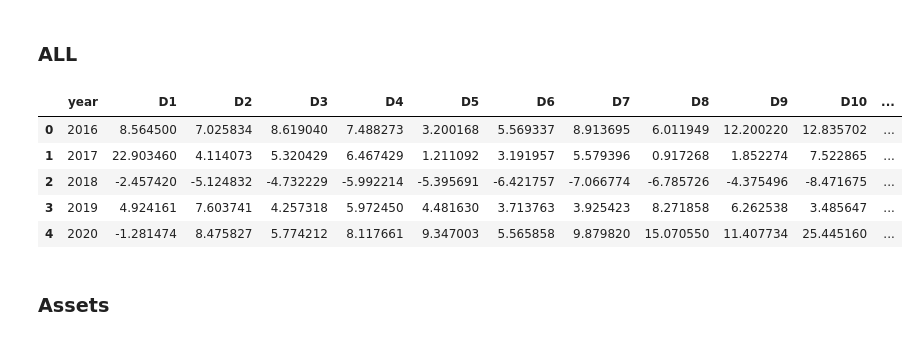
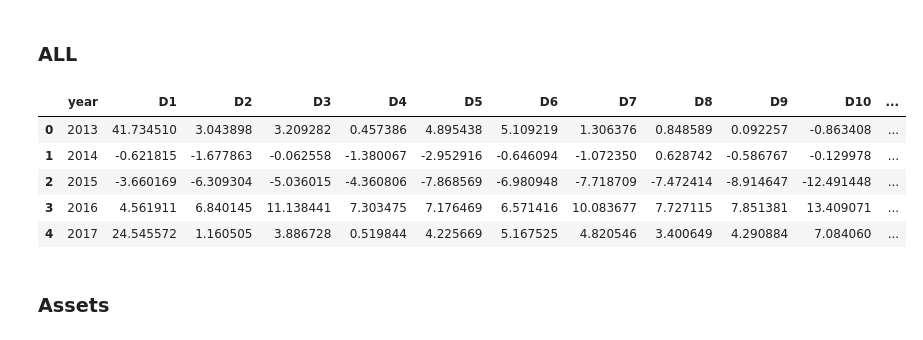
Before and after one commit to DominicPrenovost/AutoML-Practice, a Jupyter notebook: Target Net Income.ipynb, the cells around one changed output. Cells and saved outputs as stored; diff of their text form; code cells hidden in the pictures.

```diff
--- a/Target Net Income.ipynb
+++ b/Target Net Income.ipynb
@@ -846,22 +795,22 @@ def compute_decile_returns(
 # %%
 df_deciles_all = compute_decile_returns(
     predictions_df=predictions_df_all,
     df_canada=df_canada,
     proba_col='prob_up',
     return_col='return_1q',
     aggregator='mean',
     decile_weights=[-0.25, -0.25, -0.25, -0.25, 0, 0, 0.25, 0.25, 0.25, 0.25],
-    #csv_path='DF15Y_NetInc_decile_returns_all.csv'
+    csv_path='DFOriginal_NetInc_decile_returns_all.csv'
 )
 
 df_deciles_all.head()
 # %% [output]
 |  | year | D1 | D2 | D3 | D4 | D5 | D6 | D7 | D8 | D9 | D10 | ... |
-| 0 | 2016 | 8.564500 | 7.025834 | 8.619040 | 7.488273 | 3.200168 | 5.569337 | 8.913695 | 6.011949 | 12.200220 | 12.835702 | ... |
-| 1 | 2017 | 22.903460 | 4.114073 | 5.320429 | 6.467429 | 1.211092 | 3.191957 | 5.579396 | 0.917268 | 1.852274 | 7.522865 | ... |
-| 2 | 2018 | -2.457420 | -5.124832 | -4.732229 | -5.992214 | -5.395691 | -6.421757 | -7.066774 | -6.785726 | -4.375496 | -8.471675 | ... |
-| 3 | 2019 | 4.924161 | 7.603741 | 4.257318 | 5.972450 | 4.481630 | 3.713763 | 3.925423 | 8.271858 | 6.262538 | 3.485647 | ... |
-| 4 | 2020 | -1.281474 | 8.475827 | 5.774212 | 8.117661 | 9.347003 | 5.565858 | 9.879820 | 15.070550 | 11.407734 | 25.445160 | ... |
+| 0 | 2013 | 41.734510 | 3.043898 | 3.209282 | 0.457386 | 4.895438 | 5.109219 | 1.306376 | 0.848589 | 0.092257 | -0.863408 | ... |
+| 1 | 2014 | -0.621815 | -1.677863 | -0.062558 | -1.380067 | -2.952916 | -0.646094 | -1.072350 | 0.628742 | -0.586767 | -0.129978 | ... |
+| 2 | 2015 | -3.660169 | -6.309304 | -5.036015 | -4.360806 | -7.868569 | -6.980948 | -7.718709 | -7.472414 | -8.914647 | -12.491448 | ... |
+| 3 | 2016 | 4.561911 | 6.840145 | 11.138441 | 7.303475 | 7.176469 | 6.571416 | 10.083677 | 7.727115 | 7.851381 | 13.409071 | ... |
+| 4 | 2017 | 24.545572 | 1.160505 | 3.886728 | 0.519844 | 4.225669 | 5.167525 | 4.820546 | 3.400649 | 4.290884 | 7.084060 | ... |
 # %% [markdown]
 ### Assets
 # %%
```
Also changed, not shown: parts of 6 cells of this notebook.
